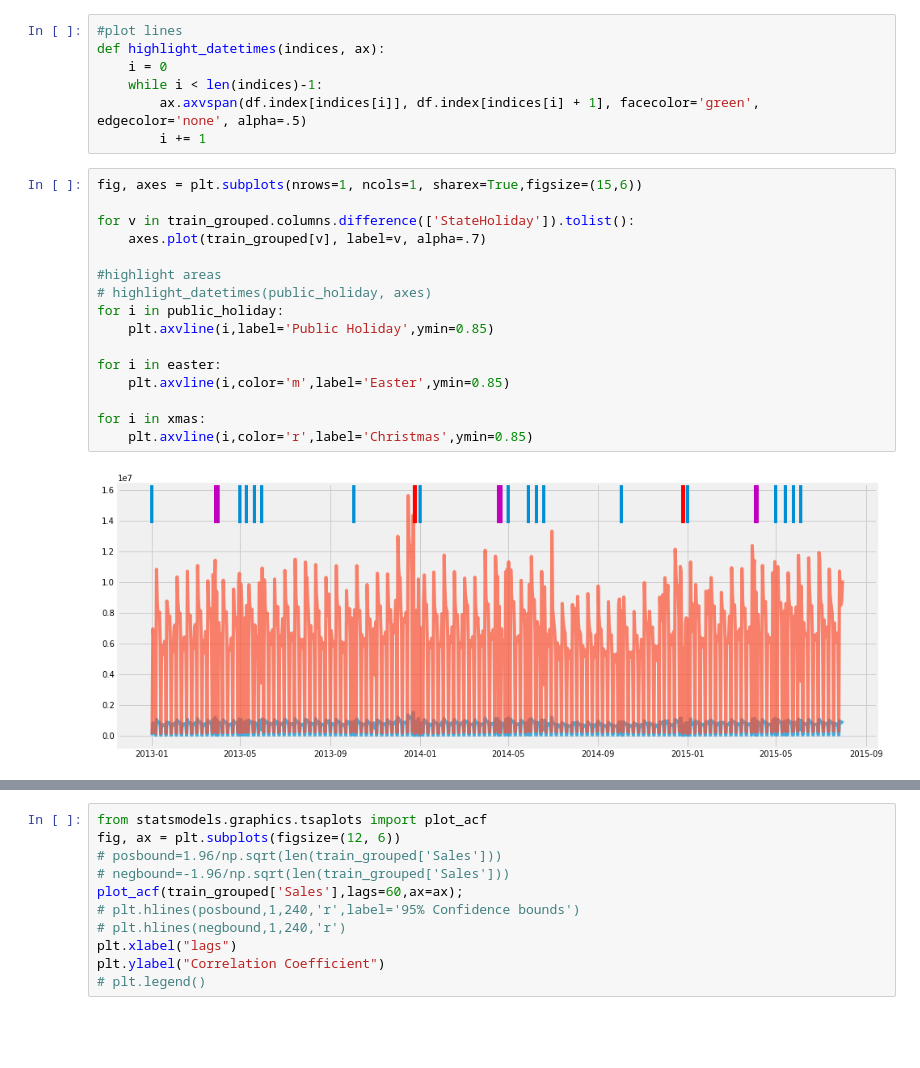
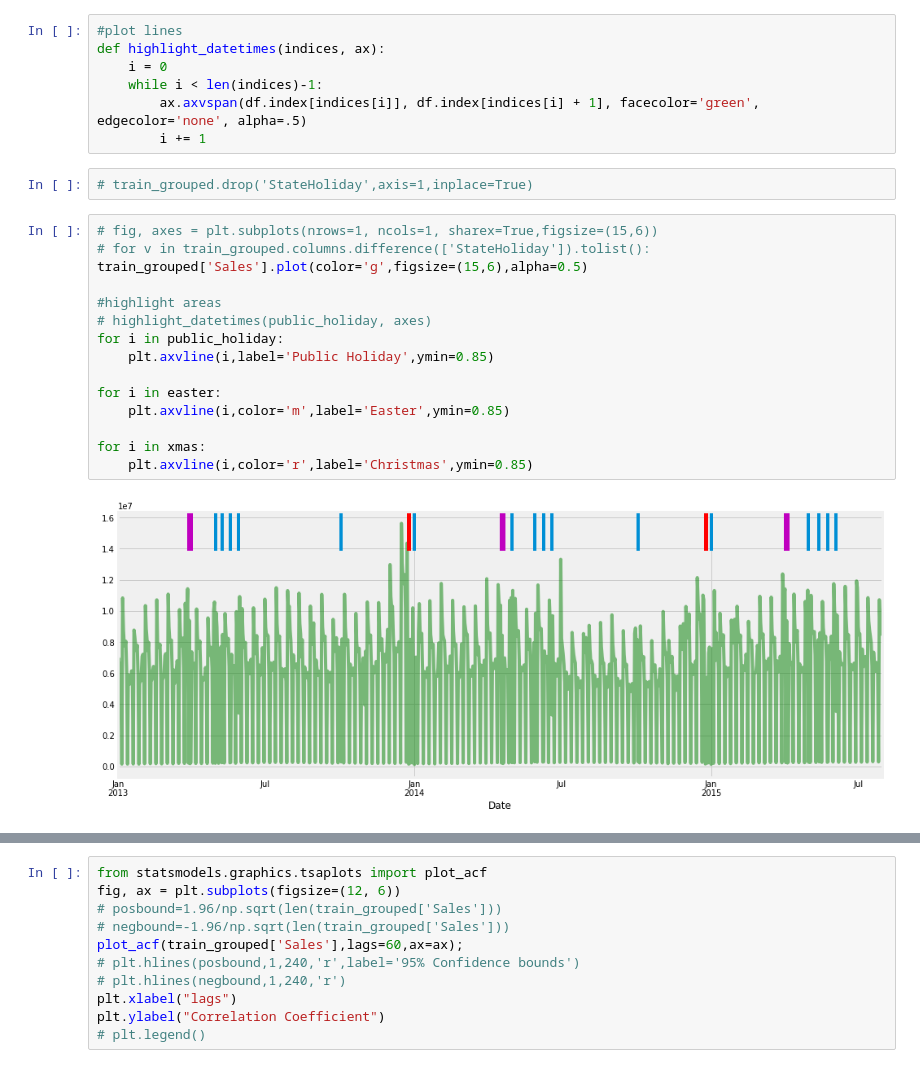
Before and after one commit to fbagire/pharmaceutical_sales_forecast, a Jupyter notebook: notebook/EDA.ipynb, the cells around one changed output, grey strips where cells are left out. Cells and saved outputs as stored; diff of their text form; blank space fills up the shorter version.

```diff
--- a/notebook/EDA.ipynb
+++ b/notebook/EDA.ipynb
@@ -259,21 +265,22 @@ def highlight_datetimes(indices, ax):
     while i < len(indices)-1:
         ax.axvspan(df.index[indices[i]], df.index[indices[i] + 1], facecolor='green', edgecolor='none', alpha=.5)
         i += 1
+# %%
+# train_grouped.drop('StateHoliday',axis=1,inplace=True)
 # %%
-fig, axes = plt.subplots(nrows=1, ncols=1, sharex=True,figsize=(15,6))
-
-for v in train_grouped.columns.difference(['StateHoliday']).tolist():
-    axes.plot(train_grouped[v], label=v, alpha=.7)
+# fig, axes = plt.subplots(nrows=1, ncols=1, sharex=True,figsize=(15,6))
+# for v in train_grouped.columns.difference(['StateHoliday']).tolist():
+train_grouped['Sales'].plot(color='g',figsize=(15,6),alpha=0.5)
 
 #highlight areas
 # highlight_datetimes(public_holiday, axes)
 for i in public_holiday:
     plt.axvline(i,label='Public Holiday',ymin=0.85)
 
 for i in easter:
     plt.axvline(i,color='m',label='Easter',ymin=0.85)
 
 for i in xmas:
     plt.axvline(i,color='r',label='Christmas',ymin=0.85)
 # %% [output]
-[figure, old version]
+[figure, new version]
```
Also changed, not shown: parts of 8 cells of this notebook.
